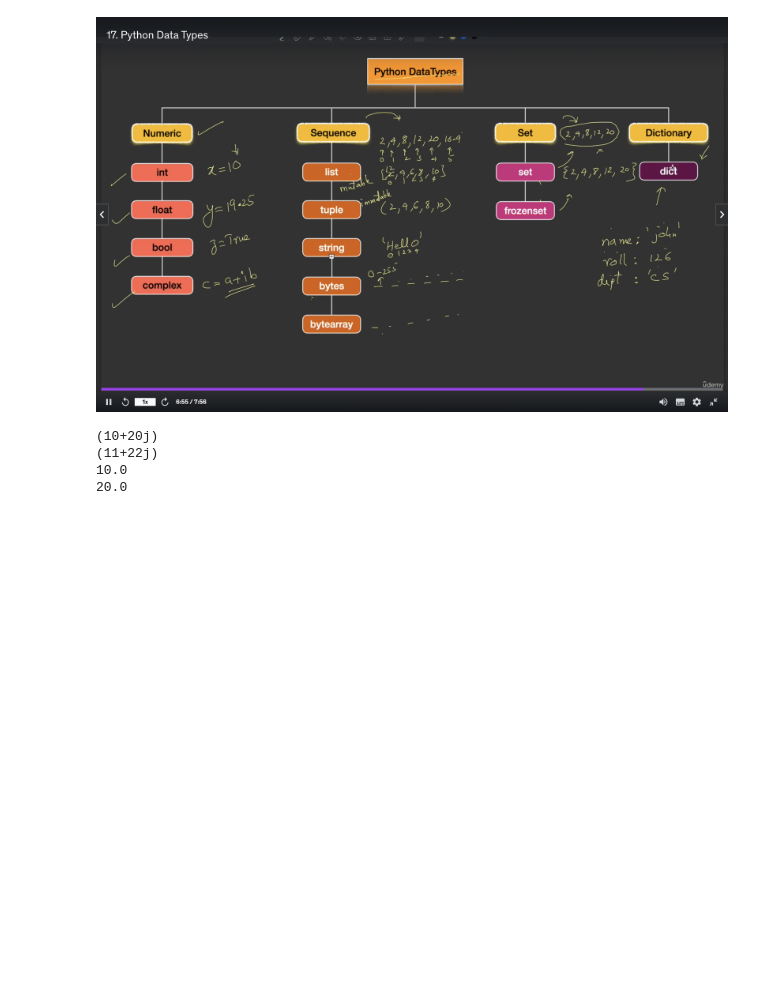
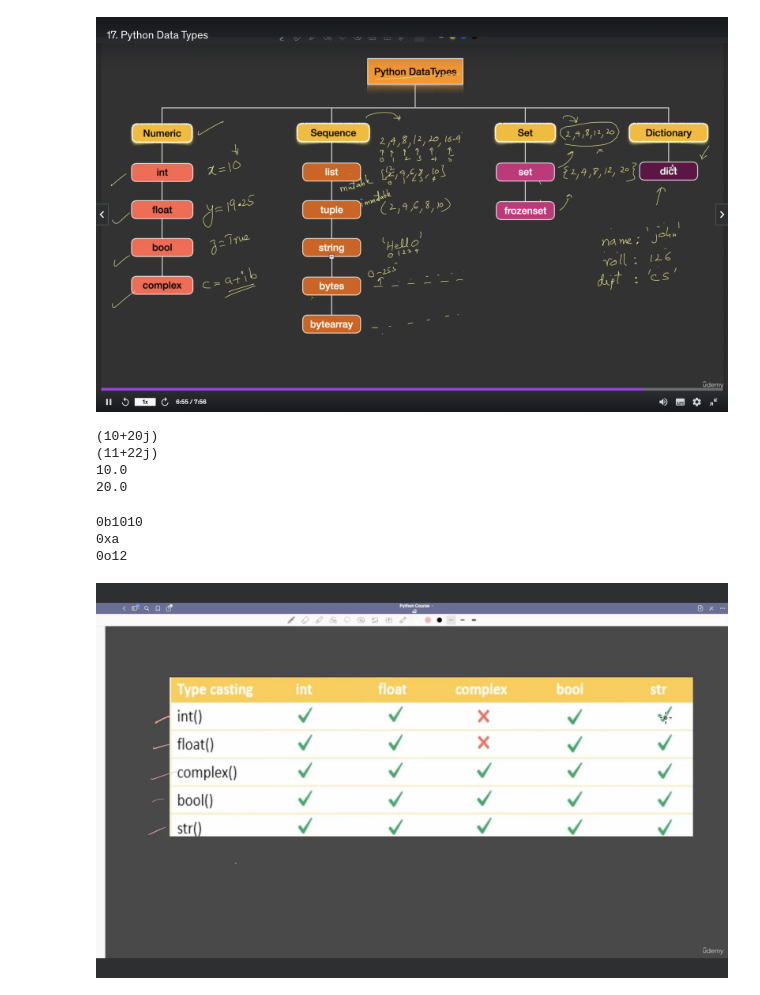
Before and after one commit to PavanChikkodikar/Python-Programming, a Jupyter notebook: Python.ipynb, the cells around one changed output. Drawn from its saved outputs; the diff is of its cells as text; code cells hidden in the pictures; blank space fills up the shorter version.

```diff
--- a/Python.ipynb
+++ b/Python.ipynb
@@ -53,3 +53,29 @@ print(x.imag)
 (11+22j)
 10.0
 20.0
+# %%
+# Conversion of no
+
+a = 10
+print(bin(a))
+print(hex(a))
+print(oct(a))
+# %% [output]
+0b1010
+0xa
+0o12
+# %%
+# Type Conversion
+# 1. Implicit - conversion is done by python
+# 2. Explicit - programmer should do this, not done by python
+
+import cv2
+from google.colab.patches import cv2_imshow
+image = cv2.imread('/content/Screenshot 2023-10-26 at 9.37.43 AM.png')
+
+if image is not None:
+    cv2_imshow(image)
+else:
+    print("Image not found or couldn't be loaded.")
+# %% [output]
+[figure, added]
```
